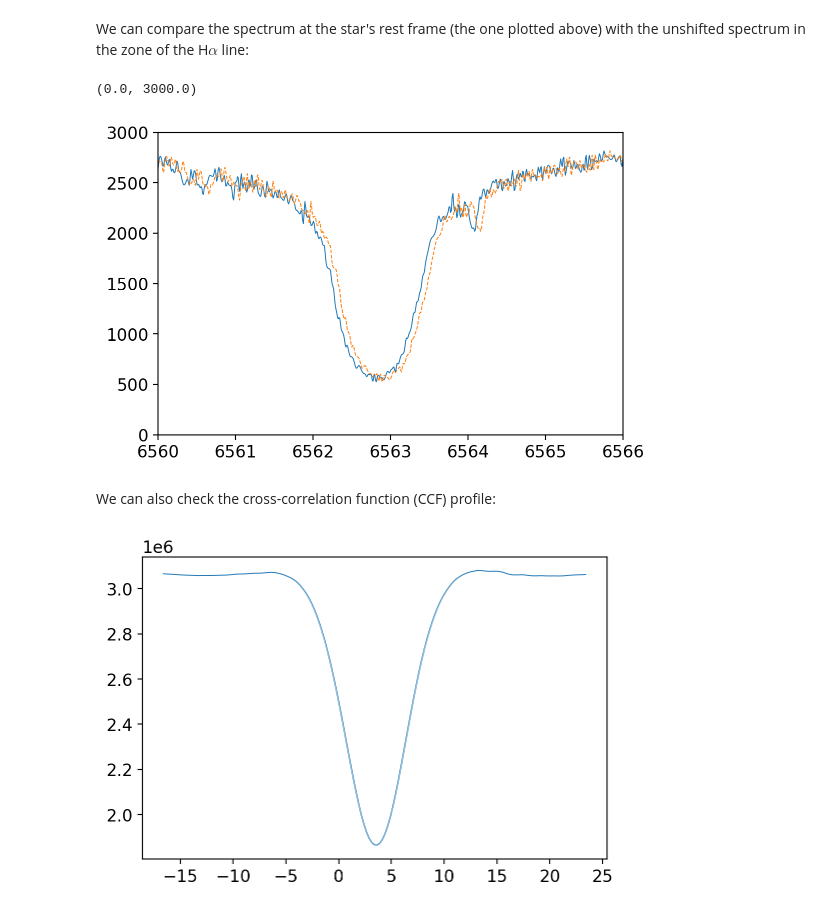
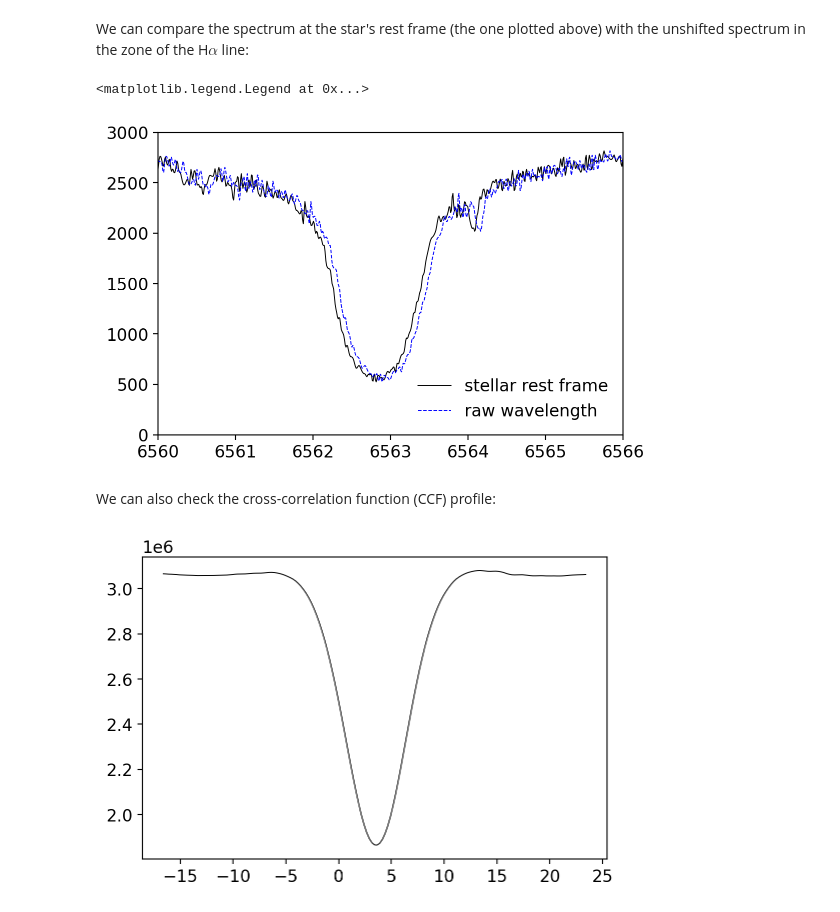
Before and after one commit to gomesdasilva/ACTIN2, a Jupyter notebook: docs/_static/notebooks/tutorial1.ipynb, the cells around one changed output. Cells and saved outputs as stored; diff of their text form; code cells hidden in the pictures.

```diff
--- a/docs/_static/notebooks/tutorial1.ipynb
+++ b/docs/_static/notebooks/tutorial1.ipynb
@@ -11,9 +11,9 @@ rcParams["savefig.dpi"] = 100
 rcParams["figure.dpi"] = 100
 rcParams["font.size"] = 12
 # %%
-from actin2 import actin2
+from actin2 import ACTIN
 
-actin = actin2.ACTIN()
+actin = ACTIN()
 print(actin.__doc__)
 # %% [output]
 The ACTIN class. Reads fits files and calculates activity indices.
@@ -92,16 +92,17 @@ The `plot` method accepts keywords used in `matplotlib.pylab.plot` so the plot p
 # %% [markdown]
 We can compare the spectrum at the star's rest frame (the one plotted above) with the unshifted spectrum in the zone of the H$\alpha$ line:
 # %%
-read_spec.plot(order=6, key_wave='wave', key_flux='flux', show=False, lw=0.7)
-read_spec.plot(order=6, key_wave='wave_raw', key_flux='flux', ls='--', lw=0.7, show=False)
+read_spec.plot(show=False, lw=0.7, c='k', label='stellar rest frame')
+read_spec.plot(key_wave='wave_raw', ls='--', lw=0.7, show=False, c='b', label='raw wavelength')
 plt.xlim(6560, 6566)
 plt.ylim(0, 3000)
+plt.legend(frameon=False)
 # %% [output]
-(0.0, 3000.0)
+<matplotlib.legend.Legend at 0x...>
-[figure, old version]
+[figure, new version]
 # %% [markdown]
 We can also check the cross-correlation function (CCF) profile:
 # %%
-read_spec.plot_ccf(lw=0.7)
+read_spec.plot_ccf(lw=0.7, c='k')
 # %% [output]
-[figure, old version]
+[figure, new version]
```
Also changed, not shown: parts of 1 cell of this notebook, 3 other files.
